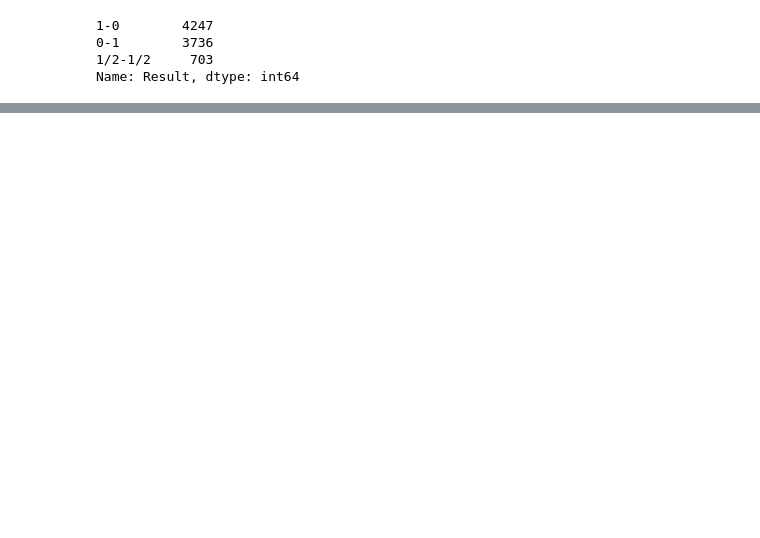
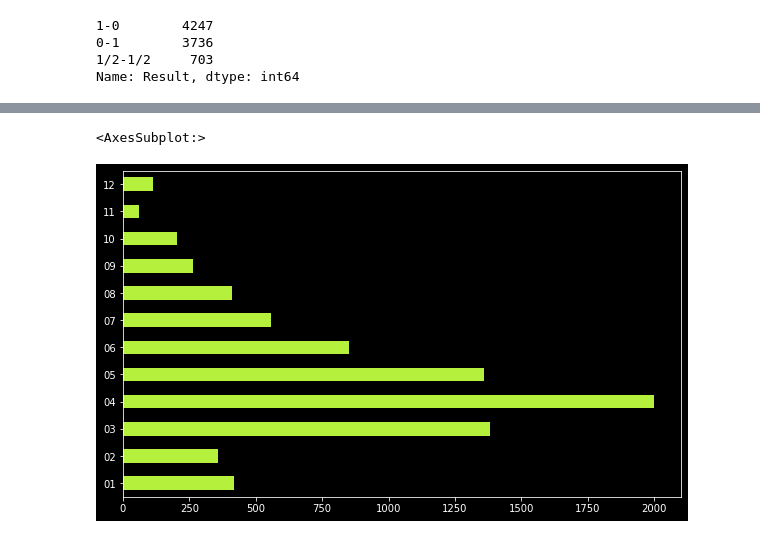
Before and after one commit to Bhadreshwara/CarlsenGamesClassification, a Jupyter notebook: main.ipynb, the cells around one changed output, grey strips where cells are left out. Drawn from its saved outputs; the diff is of its cells as text; code cells hidden in the pictures; blank space fills up the shorter version.

```diff
--- a/main.ipynb
+++ b/main.ipynb
@@ -160,0 +121,13 @@ data['Result'].replace(['1-0', '0-1', '1/2-1/2'], ['Win', 'Loss', 'Draw'], inpla
+# %%
+#removing month and year from date
+data['Year'] = data['Date'].str.split('.').str[0]
+data['Month'] = data['Date'].str.split('.').str[1]
+# %%
+# removing date column
+data.drop(['Date'], axis=1, inplace=True)
+# %%
+# total number of games played by month
+data['Month'].value_counts().sort_index().plot(kind='barh', figsize=(10,6), color='#b4f03c')
+# %% [output]
+<AxesSubplot:>
+[figure, added]
```
Also changed, not shown: parts of 29 cells of this notebook.
